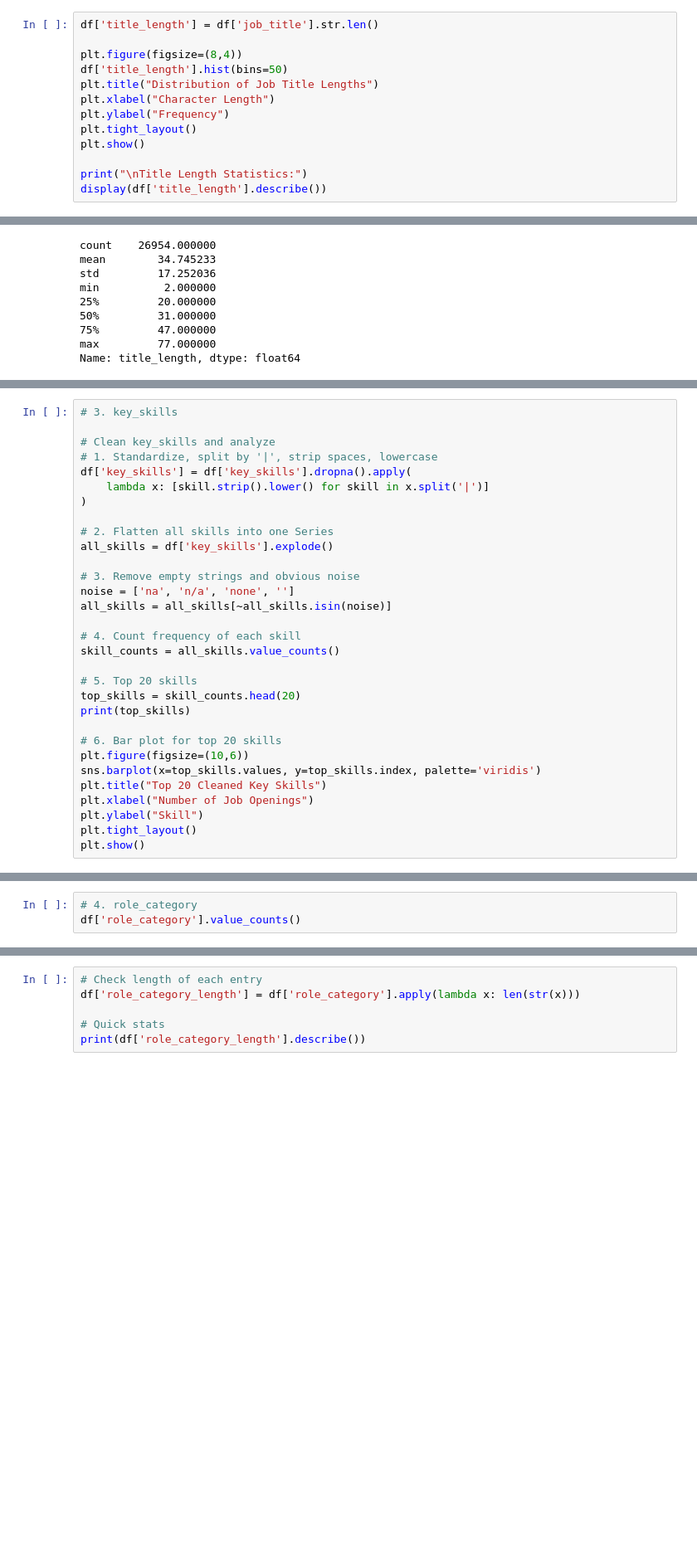
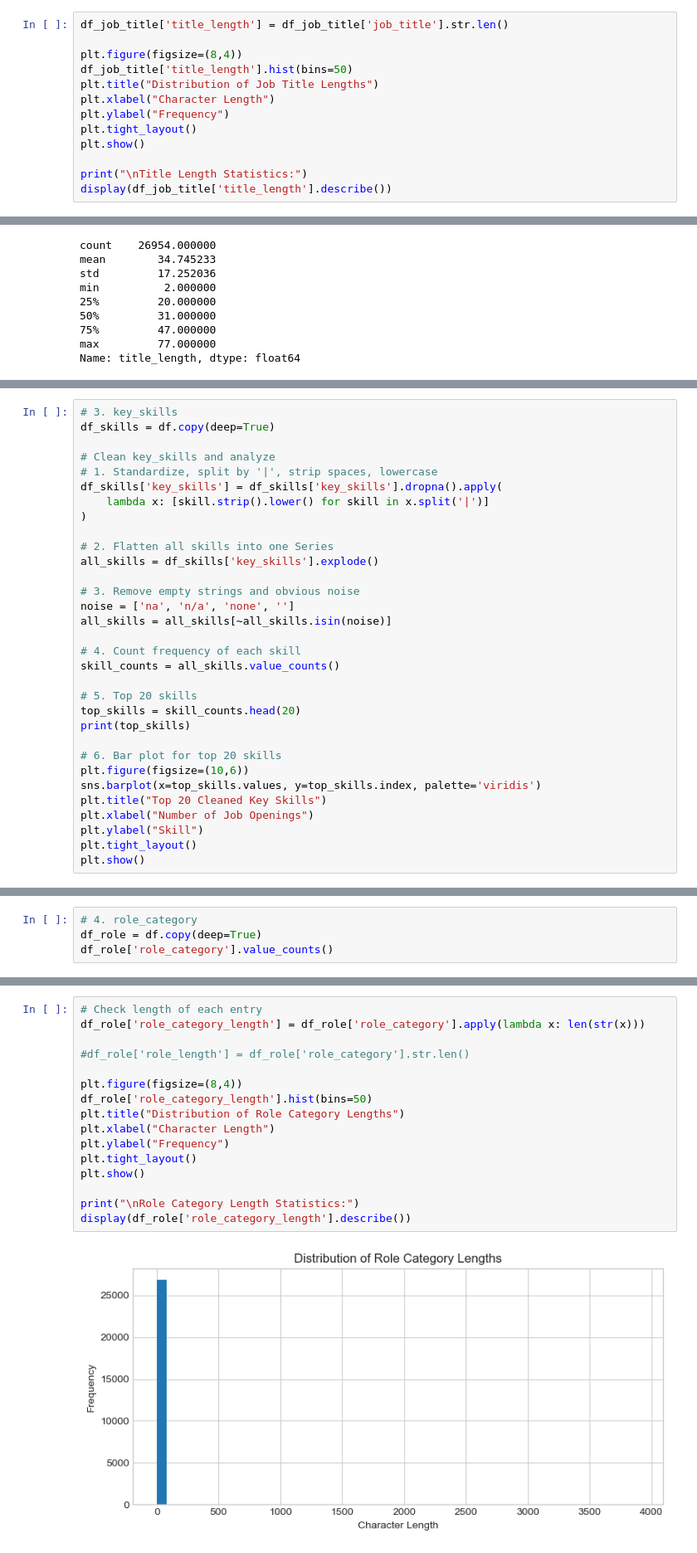
Before and after one commit to Vain-Guy/IBM-Capstone, a Jupyter notebook: Notebooks/eda.ipynb, the cells around one changed output, grey strips where cells are left out. Shown at 83% size. Saved outputs shown, nothing was run; the diff lists cells and outputs as text; blank space fills up the shorter version.

```diff
--- a/Notebooks/eda.ipynb
+++ b/Notebooks/eda.ipynb
@@ -459,8 +461,8 @@ plt.show()
 # %%
-df['title_length'] = df['job_title'].str.len()
+df_job_title['title_length'] = df_job_title['job_title'].str.len()
 
 plt.figure(figsize=(8,4))
-df['title_length'].hist(bins=50)
+df_job_title['title_length'].hist(bins=50)
 plt.title("Distribution of Job Title Lengths")
 plt.xlabel("Character Length")
 plt.ylabel("Frequency")
@@ -468,7 +470,7 @@ plt.tight_layout()
 plt.show()
 
 print("\nTitle Length Statistics:")
-display(df['title_length'].describe())
+display(df_job_title['title_length'].describe())
 # %% [output]
 [figure]
 Title Length Statistics:
@@ -498,15 +502,16 @@ plt.show()
 [figure]
 # %%
 # 3. key_skills
+df_skills = df.copy(deep=True)
 
 # Clean key_skills and analyze
 # 1. Standardize, split by '|', strip spaces, lowercase
-df['key_skills'] = df['key_skills'].dropna().apply(
+df_skills['key_skills'] = df_skills['key_skills'].dropna().apply(
     lambda x: [skill.strip().lower() for skill in x.split('|')]
 )
 
 # 2. Flatten all skills into one Series
-all_skills = df['key_skills'].explode()
+all_skills = df_skills['key_skills'].explode()
 
 # 3. Remove empty strings and obvious noise
 noise = ['na', 'n/a', 'none', '']
@@ -548,7 +553,8 @@ Name: count, dtype: int64
 [figure]
 # %%
 # 4. role_category
-df['role_category'].value_counts()
+df_role = df.copy(deep=True)
+df_role['role_category'].value_counts()
 # %% [output]
 role_category
 Programming & Design                                                                                                                                                                                     ...
@@ -565,8 +571,19 @@ Job Description PO Operations Analyst:- Responsible for creation of Purchase req
 Name: count, Length: 204, dtype: int64
 # %%
 # Check length of each entry
-df['role_category_length'] = df['role_category'].apply(lambda x: len(str(x)))
+df_role['role_category_length'] = df_role['role_category'].apply(lambda x: len(str(x)))
 
-# Quick stats
-print(df['role_category_length'].describe())
+#df_role['role_length'] = df_role['role_category'].str.len()
+
+plt.figure(figsize=(8,4))
+df_role['role_category_length'].hist(bins=50)
+plt.title("Distribution of Role Category Lengths")
+plt.xlabel("Character Length")
+plt.ylabel("Frequency")
+plt.tight_layout()
+plt.show()
+
+print("\nRole Category Length Statistics:")
+display(df_role['role_category_length'].describe())
 # %% [output]
+[figure, added]
```
Also changed, not shown: parts of 18 cells of this notebook.
